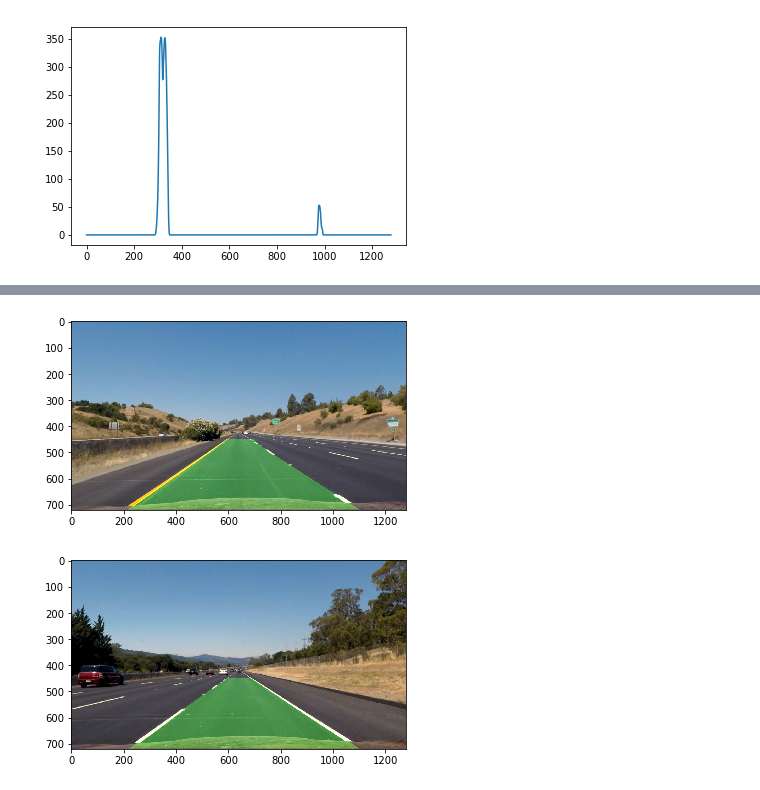
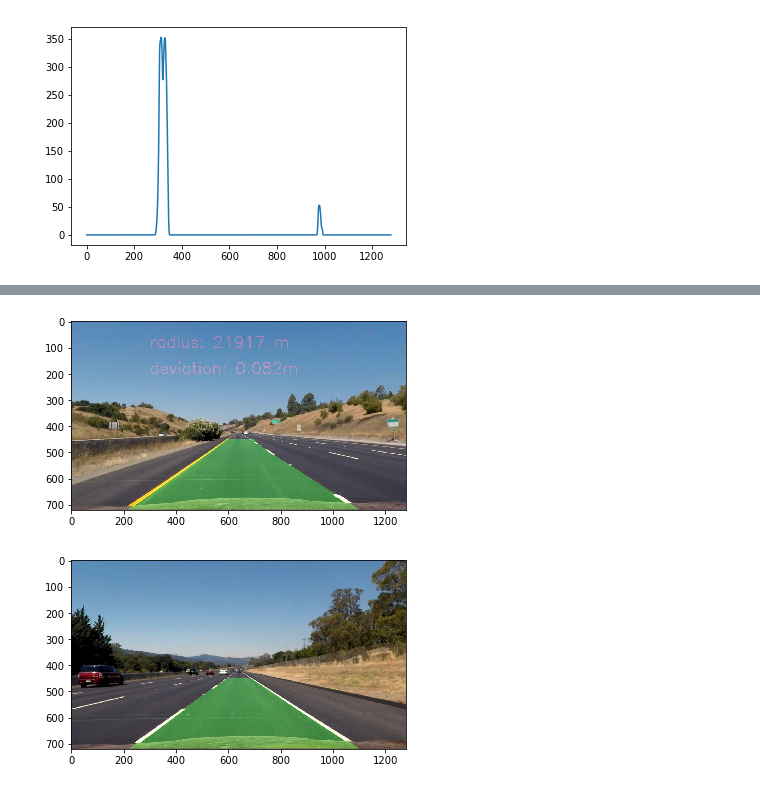
Before and after one commit to mastah43/CarND-Advanced-Lane-Lines, a Jupyter notebook: lane_finding.ipynb, the cells around one changed output, grey strips where cells are left out. Cells and saved outputs as stored; diff of their text form; code cells hidden in the pictures.

Commit message:
printing radius and deviation on output images

```diff
--- a/lane_finding.ipynb
+++ b/lane_finding.ipynb
@@ -177,35 +177,39 @@ def augment_original_image(undist, fitted_lane):
     # Generate points for plotting
     left_fit = fitted_lane.left_fit
     right_fit = fitted_lane.right_fit
     img_width = color_warp.shape[0]
     ploty = np.linspace(0, img_width-1, img_width )
     left_fitx = left_fit[0]*ploty**2 + left_fit[1]*ploty + left_fit[2]
     right_fitx = right_fit[0]*ploty**2 + right_fit[1]*ploty + right_fit[2]
 
     # Recast the x and y points into usable format for cv2.fillPoly()
     pts_left = np.array([np.transpose(np.vstack([left_fitx, ploty]))])
     pts_right = np.array([np.flipud(np.transpose(np.vstack([right_fitx, ploty])))])
     pts = np.hstack((pts_left, pts_right))
 
     # Draw the lane onto the warped blank image
     cv2.fillPoly(color_warp, np.int_([pts]), (0,255, 0))
 
     # Warp the blank back to original image space using inverse perspective matrix (Minv)
     newwarp = img_transformer.birdview_to_camera(color_warp)
 
-    # TODO write text for radius and deviation
+    # write text for radius and deviation
+    radius_str = "radius: {0:.0f} m".format(fitted_lane.lane_radius_meters())
+    deviation_str = "deviation: {0:.3f}m".format(fitted_lane.deviation_from_lane_center_meters())
+    cv2.putText(newwarp, radius_str, (300,100), cv2.FONT_HERSHEY_SIMPLEX, 2, color=255, thickness=4)
+    cv2.putText(newwarp, deviation_str, (300,200), cv2.FONT_HERSHEY_SIMPLEX, 2, color=255, thickness=4)
 
     # Combine the result with the original image
     result = cv2.addWeighted(undist, 1, newwarp, 0.3, 0)
     return result
 
 def plot_in_original(undist, fitted_lane):
     img_augmented = augment_original_image(undist, fitted_lane)
     plt.imshow(img_augmented)
 
 plot_in_original(imgs_undistorted[0], fitted_lanes[0])
 # %% [output]
-[figure, old version]
+[figure, new version]
 # %%
 plot_in_original(imgs_undistorted[1], fitted_lanes[1])
 # %% [output]
```
Also changed, not shown: parts of 2 cells of this notebook, 1 other file.
